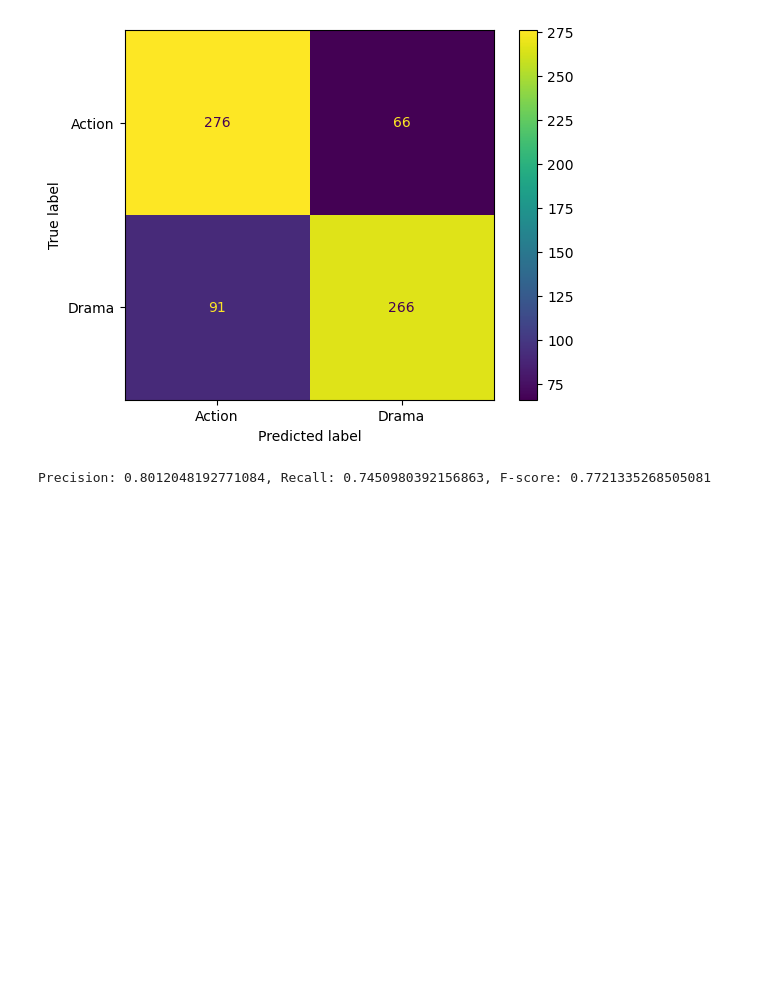
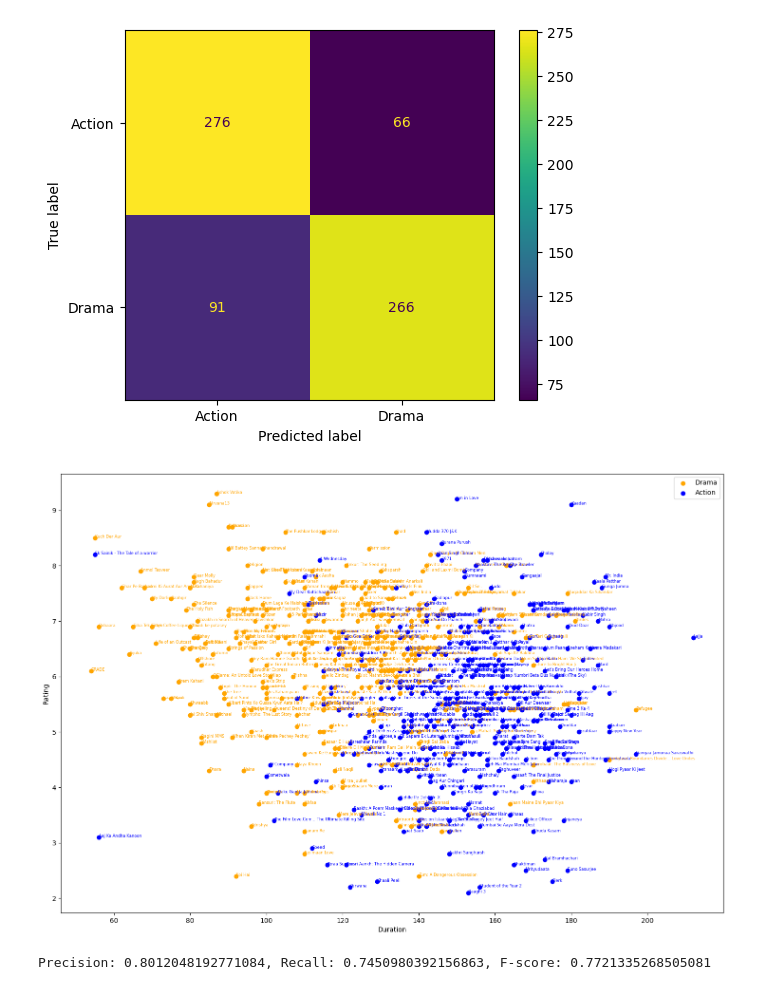
Before and after one commit to Armaan-Raisinghani/mlpr, a Jupyter notebook: lab6/lab6_armaan.ipynb, the cells around one changed output. Drawn from its saved outputs; the diff is of its cells as text; code cells hidden in the pictures; blank space fills up the shorter version.

Commit message:
add test plot lab 6

```diff
--- a/lab6/lab6_armaan.ipynb
+++ b/lab6/lab6_armaan.ipynb
@@ -64,6 +64,25 @@ disp.plot()
 tn, fp, fn, tp = cm.ravel()
 # %% [output]
 [figure]
+# %%
+
+colors_test = np.where(test_df['Genre'] == "Drama", 'orange', 'blue')
+fig = plt.figure(figsize=(18, 12))
+
+drama_test = test_df[test_df['Genre'] == 'Drama']
+action_test = test_df[test_df['Genre'] == 'Action']
+
+plt.scatter(drama_test["Duration"], drama_test["Rating"], c='orange', label='Drama')
+plt.scatter(action_test["Duration"], action_test["Rating"], c='blue', label='Action')
+
+plt.xlabel("Duration")
+plt.ylabel("Rating")
+plt.legend()
+test_df_reset = test_df.reset_index(drop=True)
+for i in range(len(test_df_reset)):
+    plt.text(test_df_reset["Duration"][i], test_df_reset["Rating"][i], test_df_reset["Name"][i], fontsize=6, color=colors_test[i])
+# %% [output]
+[figure, added]
 # %%
 precision = tp / (tp + fp)
 recall = tp / (tp + fn)
```
Also changed, not shown: 1 other file.
